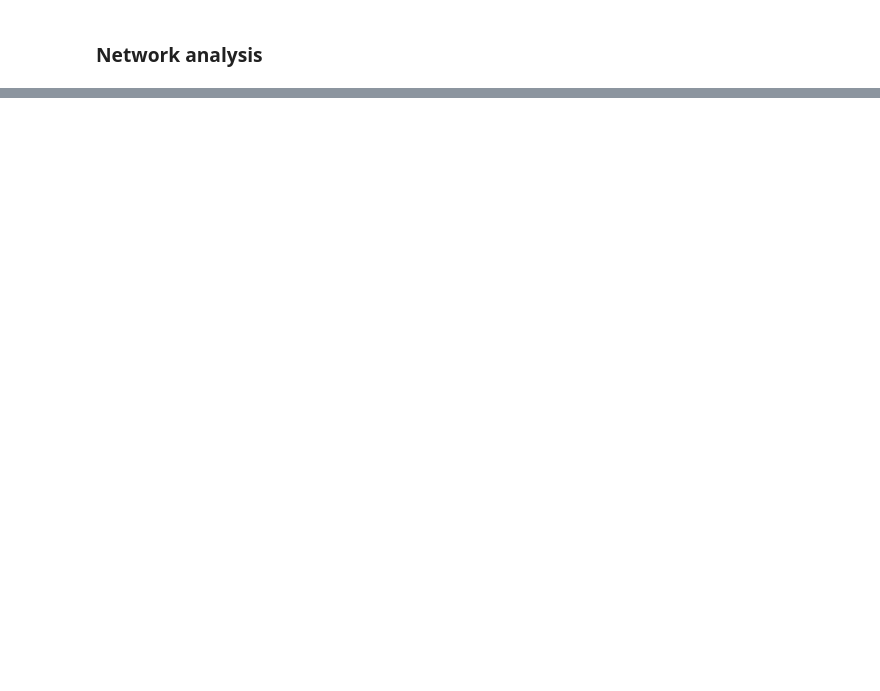
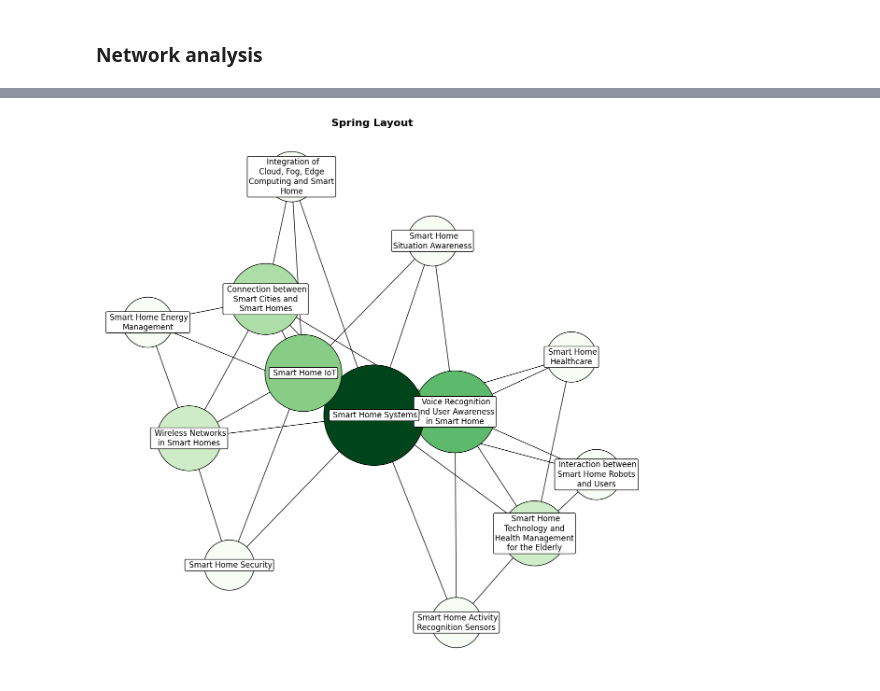
Before and after one commit to Geunhyeong-Han/shs-literature-text-mining, a Jupyter notebook: main.ipynb, the cells around one changed output, grey strips where cells are left out. Saved outputs shown, nothing was run; the diff lists cells and outputs as text; code cells hidden in the pictures; blank space fills up the shorter version.

```diff
--- a/main.ipynb
+++ b/main.ipynb
@@ -810,3 +807,8 @@ plt.show()
 ## STEP 4 : Topic Modeling : Interpreting the clusters
 # %% [markdown]
 ### Topic modeling(NMF & LDA)
+# %%
+import collections
+defaultdict = collections.defaultdict
+
+!pip install xlsxwriter
@@ -971,3 +978,17 @@ draw_adjacency_matrix(G, partitions=partitions, colors=colors)
 # %% [markdown]
 ### Network analysis
+# %%
+node_names = {0: 'Voice Recognition and User Awareness in Smart Home',
+              1: 'Smart Home Security',
+              2: 'Smart Home Energy Management',
+              3: 'Smart Home Systems',
+              4: 'Smart Home Activity Recognition Sensors',
+              5: 'Smart Home Situation Awareness',
+              6: 'Smart Home Healthcare',
+              7: 'Interaction between Smart Home Robots and Users',
+              8: 'Integration of Cloud, Fog, Edge Computing and Smart Home',
+              9: 'Connection between Smart Cities and Smart Homes',
+              10: 'Wireless Networks in Smart Homes',
+              11: 'Smart Home IoT',
+              12: 'Smart Home Technology and Health Management for the Elderly'}
 # %%
@@ -1022,0 +1014,29 @@ TypeError: ColormapRegistry.get_cmap() takes 2 positional arguments but 3 were g
+# %%
+def draw_graph(G, layout, node_colors, node_sizes, title):
+    fig, ax = plt.subplots(figsize=(15, 15))  # 그래프 전체 크기를 키움
+    pos = layout(G)
+    nx.draw(G, pos, with_labels=False, node_size=node_sizes, node_color=node_colors, edgecolors='black', font_size=8, font_weight='bold', ax=ax)
+    ax.set_title(title, fontsize=16, fontweight='bold')
+
+    for node, (x, y) in pos.items():
+        words = node.split(' ')
+        text_lines = ['']
+        line_index = 0
+        for word in words:
+            temp_line = text_lines[line_index] + ' ' + word
+            if len(temp_line) > 20:  # if the line becomes too long after adding a new word, start a new line
+                text_lines.append(word)
+                line_index += 1
+            else:
+                text_lines[line_index] = temp_line
+
+        text = '\n'.join(text_lines)
+        plt.text(x, y, text, fontsize=12, ha='center', va='center', bbox=dict(facecolor='white', edgecolor='black', boxstyle='round,pad=0.2'))
+
+    plt.show()
+
+sizes = [G.degree(node) * 2000 for node in G]  # 노드 크기를 기존보다 더 크게 조절
+
+draw_graph(G, nx.spring_layout, node_colors, sizes, 'Spring Layout')
+# %% [output]
+[figure, added]
```
Also changed, not shown: parts of 7 cells of this notebook.
